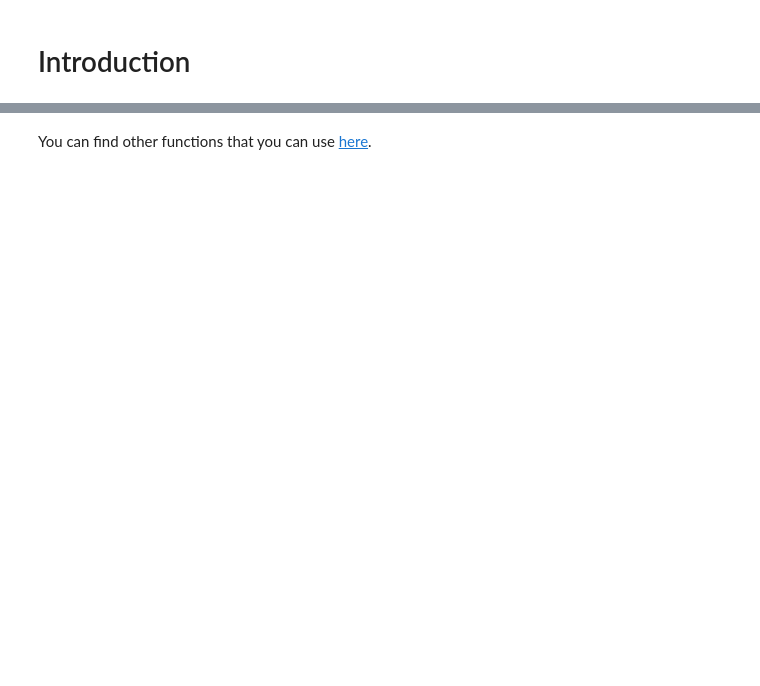
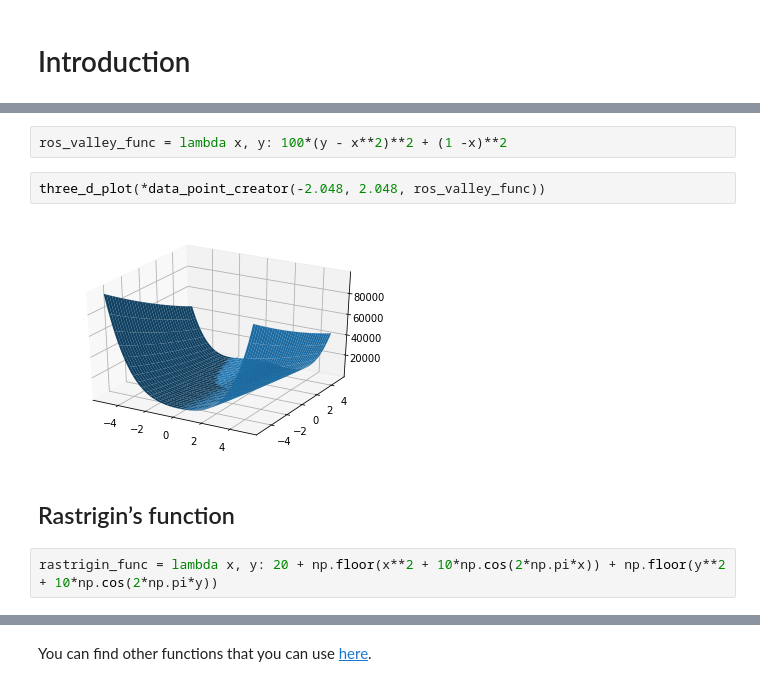
Before and after one commit to Computational-Intelligence-Fall18/Computational-Intelligence-Tutorials, a Jupyter notebook: Week 4 - Genetic Algorithm(part 3)/Genetic Algorithm.ipynb, the cells around one changed output, grey strips where cells are left out. Saved outputs shown, nothing was run; the diff lists cells and outputs as text; blank space fills up the shorter version.

```diff
--- a/Week 4 - Genetic Algorithm(part 3)/Genetic Algorithm.ipynb
+++ b/Week 4 - Genetic Algorithm(part 3)/Genetic Algorithm.ipynb
@@ -4,0 +105,10 @@ In this week, our goal is to solve the minimization problem for each of the func
+# %%
+ros_valley_func = lambda x, y: 100*(y - x**2)**2 + (1 -x)**2
+# %%
+three_d_plot(*data_point_creator(-2.048, 2.048, ros_valley_func))
+# %% [output]
+[figure, added]
+# %% [markdown]
+## Rastrigin’s function
+# %%
+rastrigin_func = lambda x, y: 20 + np.floor(x**2 + 10*np.cos(2*np.pi*x)) + np.floor(y**2 + 10*np.cos(2*np.pi*y))
```
Also changed, not shown: parts of 44 cells of this notebook.
